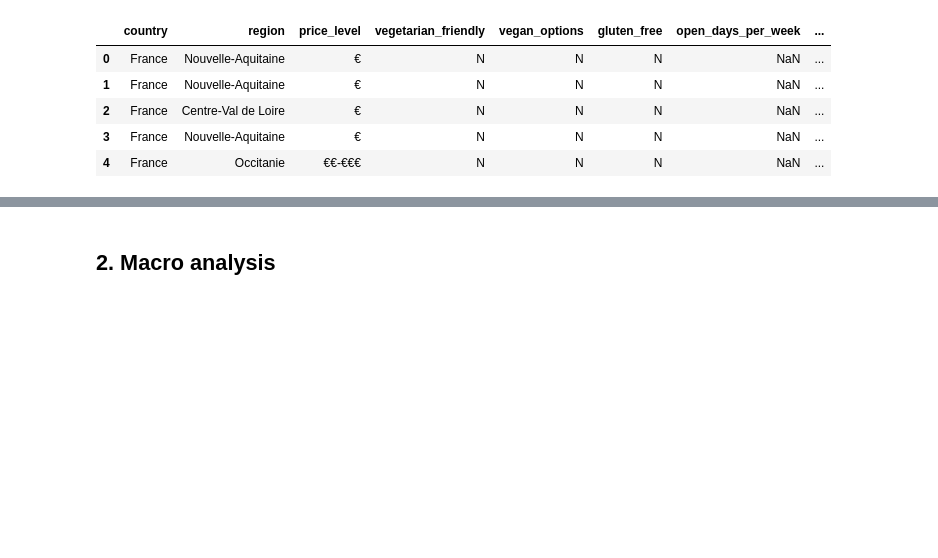
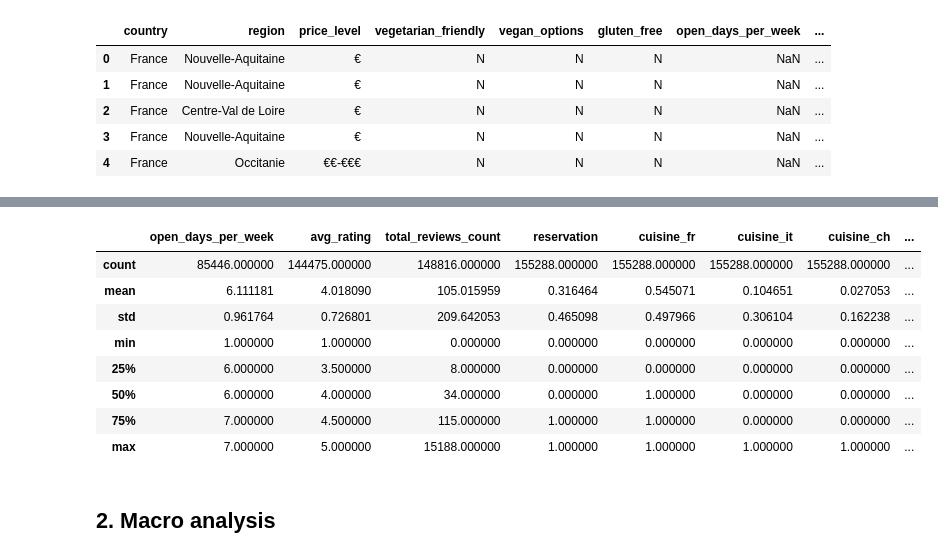
Before and after one commit to Julielebousse/tripadvisor_rating, a Jupyter notebook: Project2_Tripadvisor.ipynb, the cells around one changed output, grey strips where cells are left out. Saved outputs shown, nothing was run; the diff lists cells and outputs as text; code cells hidden in the pictures; blank space fills up the shorter version.

```diff
--- a/Project2_Tripadvisor.ipynb
+++ b/Project2_Tripadvisor.ipynb
@@ -72,3 +73,15 @@ memory usage: 13.0+ MB
+# %%
+restaurant.describe()
+# %% [output]
+|  | open_days_per_week | avg_rating | total_reviews_count | reservation | cuisine_fr | cuisine_it | cuisine_ch | ... |
+| count | 85446.000000 | 144475.000000 | 148816.000000 | 155288.000000 | 155288.000000 | 155288.000000 | 155288.000000 | ... |
+| mean | 6.111181 | 4.018090 | 105.015959 | 0.316464 | 0.545071 | 0.104651 | 0.027053 | ... |
+| std | 0.961764 | 0.726801 | 209.642053 | 0.465098 | 0.497966 | 0.306104 | 0.162238 | ... |
+| min | 1.000000 | 1.000000 | 0.000000 | 0.000000 | 0.000000 | 0.000000 | 0.000000 | ... |
+| 25% | 6.000000 | 3.500000 | 8.000000 | 0.000000 | 0.000000 | 0.000000 | 0.000000 | ... |
+| 50% | 6.000000 | 4.000000 | 34.000000 | 0.000000 | 1.000000 | 0.000000 | 0.000000 | ... |
+| 75% | 7.000000 | 4.500000 | 115.000000 | 1.000000 | 1.000000 | 0.000000 | 0.000000 | ... |
+| max | 7.000000 | 5.000000 | 15188.000000 | 1.000000 | 1.000000 | 1.000000 | 1.000000 | ... |
 # %%
 # clean the Features column in order to create a numerical column for the Reservation feature (with boolean values)
 restaurant["reservation"] = np.where(restaurant.features.str.contains('Reservations') == True, 1, 0)
```
Also changed, not shown: parts of 11 cells of this notebook.
